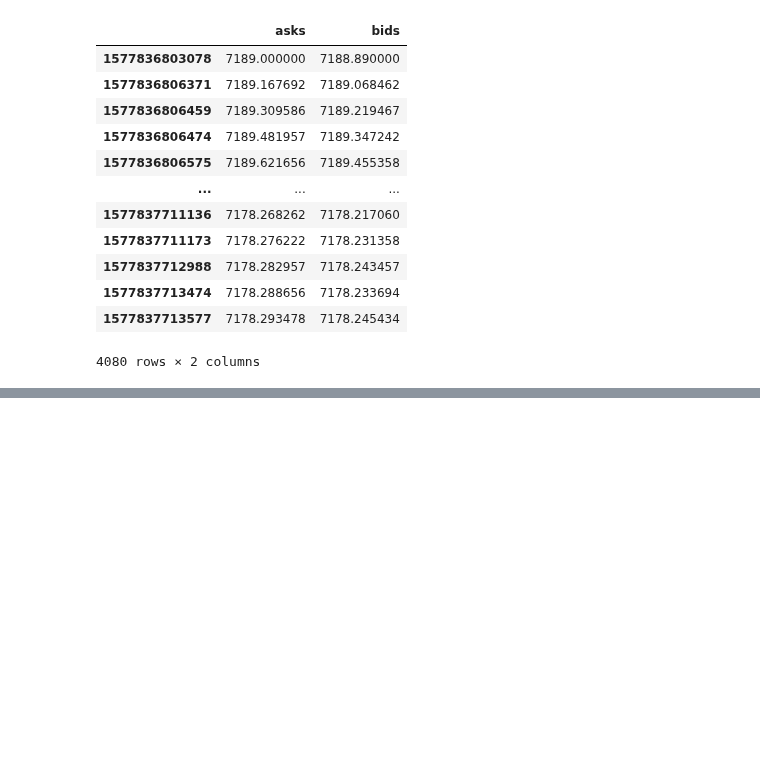
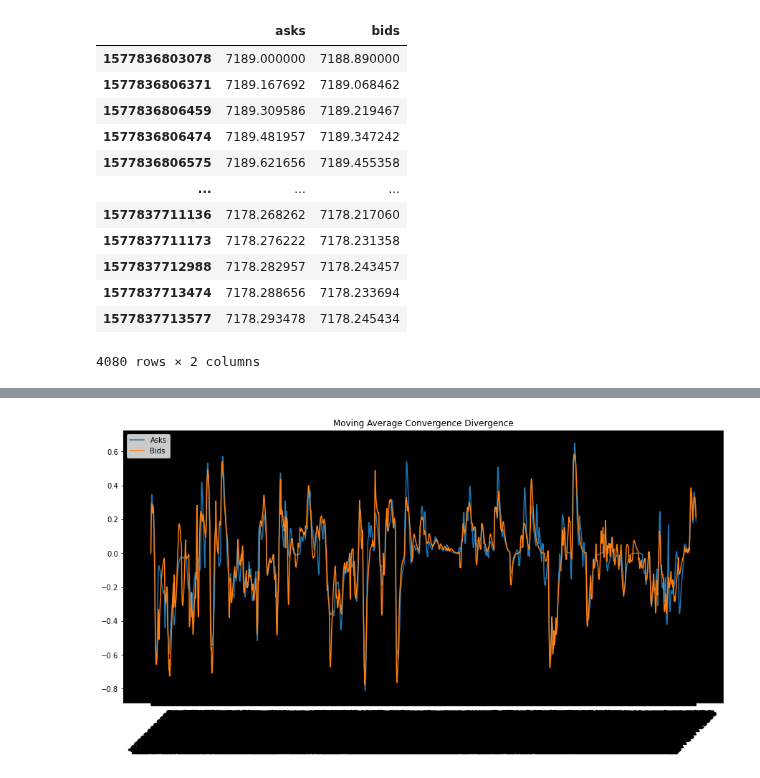
Before and after one commit to giladbarnea/scratches, a Jupyter notebook: efficient-frontier/home-task/algo-home-task/efficient_frontier_scratch.ipynb, the cells around one changed output, grey strips where cells are left out. Cells and saved outputs as stored; diff of their text form; code cells hidden in the pictures; blank space fills up the shorter version.

```diff
--- a/efficient-frontier/home-task/algo-home-task/efficient_frontier_scratch.ipynb
+++ b/efficient-frontier/home-task/algo-home-task/efficient_frontier_scratch.ipynb
@@ -165,3 +180,7 @@ plot(macd, title = 'MACD')
+# %%
+util.plot(macd, title = 'Moving Average Convergence Divergence')
+# %% [output]
+[figure, added]
 # %%
 # signal line
 signal = macd.ewm(span=9, adjust=False).mean()
```
Also changed, not shown: parts of 23 cells of this notebook, 3 other files.
